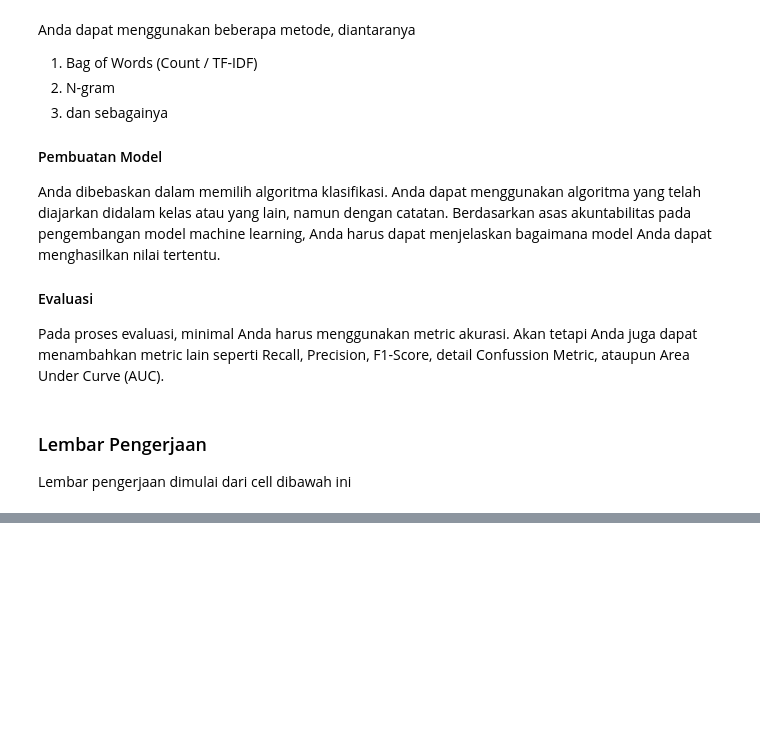
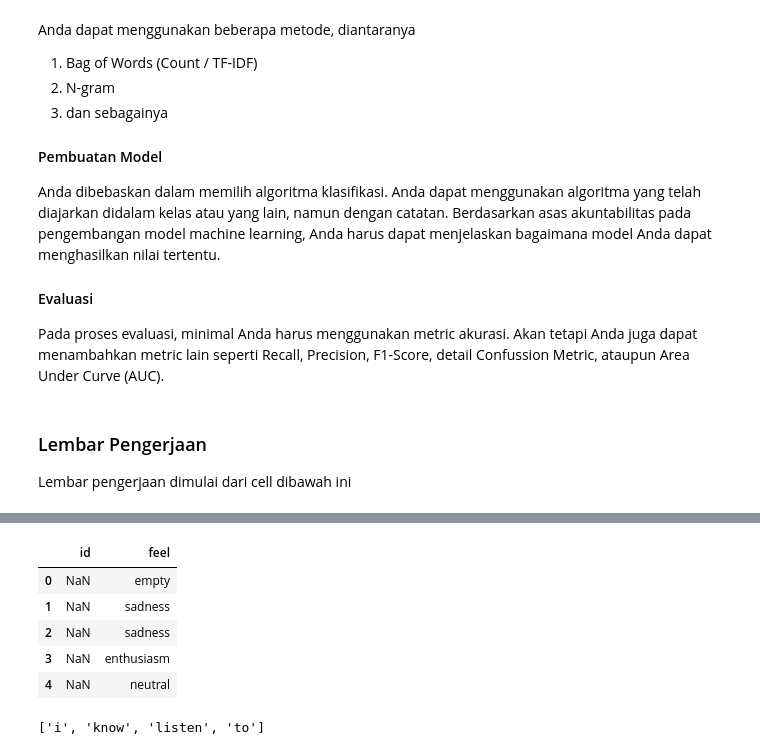
Before and after one commit to SnapeSnoop/MachineLearning, a Jupyter notebook: js08_uts.ipynb, the cells around one changed output, grey strips where cells are left out. Saved outputs shown, nothing was run; the diff lists cells and outputs as text; code cells hidden in the pictures; blank space fills up the shorter version.

```diff
--- a/js08_uts.ipynb
+++ b/js08_uts.ipynb
@@ -63,0 +136,19 @@ FileNotFoundError: ignored
+# %%
+# Data untuk label
+new_labels = {
+    'sadnees': 1,
+    'empty': 0
+}
+
+# Encode label
+df['id'] = df['id'].map(new_labels)
+
+# Cek data
+df.head()
+# %% [output]
+|  | id | feel |
+| 0 | NaN | empty |
+| 1 | NaN | sadness |
+| 2 | NaN | sadness |
+| 3 | NaN | enthusiasm |
+| 4 | NaN | neutral |
@@ -63,0 +177,4 @@ FileNotFoundError: ignored
+# %%
+cv.stop_words
+# %% [output]
+['i', 'know', 'listen', 'to']
```
Also changed, not shown: parts of 7 cells of this notebook.
